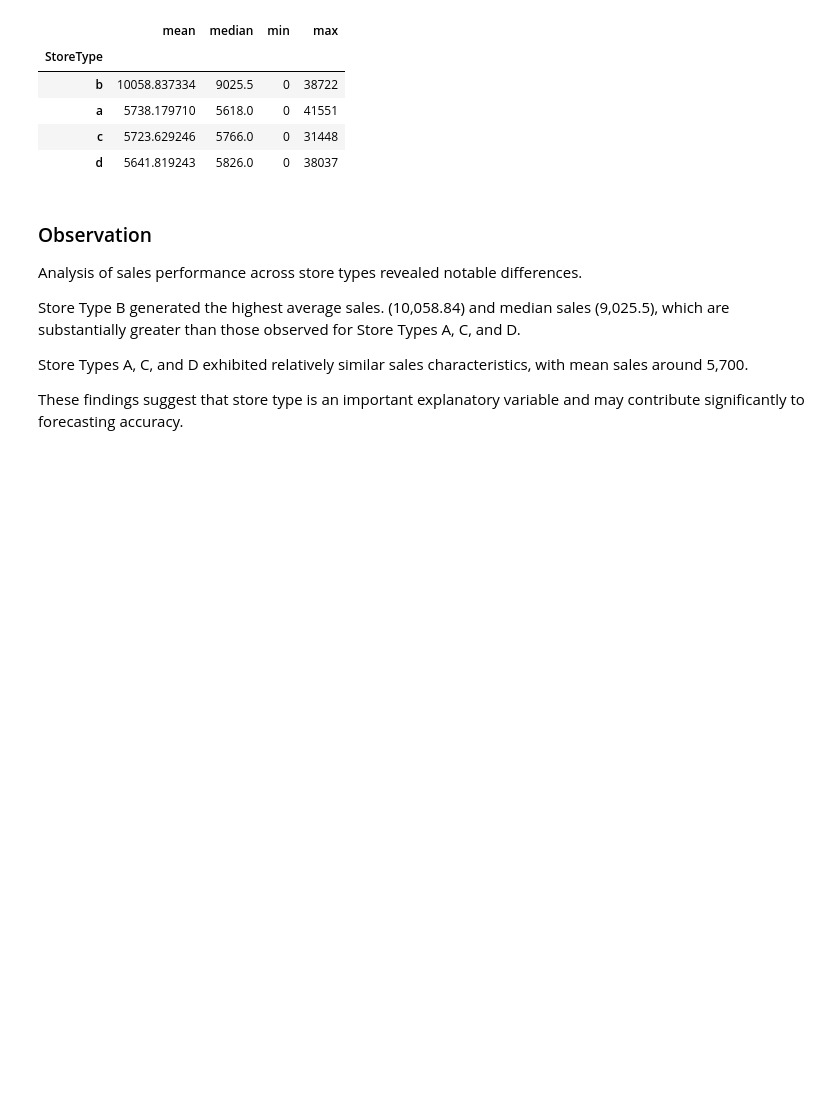
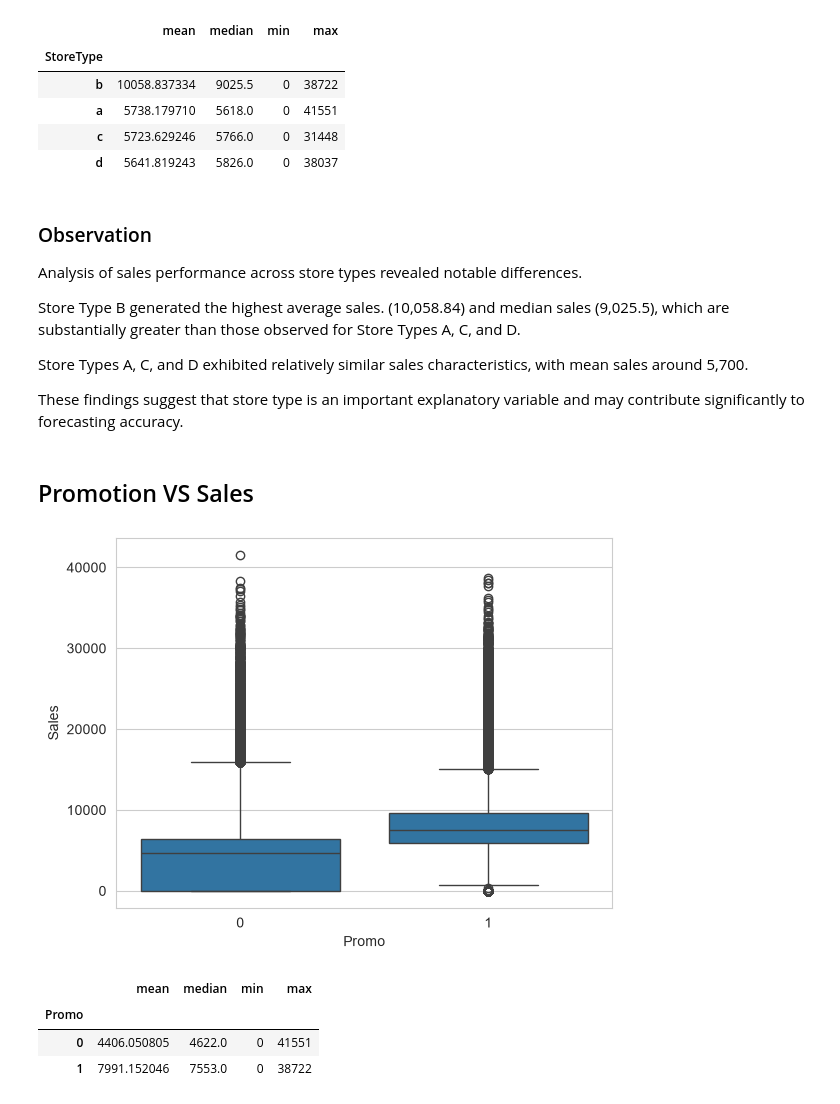
Before and after one commit to MirzaRafi900/Retail-Sales-Forecasting-Research, a Jupyter notebook: Notebooks/01_EDA.ipynb, the cells around one changed output. Saved outputs shown, nothing was run; the diff lists cells and outputs as text; code cells hidden in the pictures; blank space fills up the shorter version.

Commit message:
Sales

```diff
--- a/Notebooks/01_EDA.ipynb
+++ b/Notebooks/01_EDA.ipynb
@@ -236,3 +236,32 @@ around 5,700.
 These findings suggest that store type is an
 important explanatory variable and may contribute
 significantly to forecasting accuracy.
+# %% [markdown]
+## Promotion VS Sales
+# %%
+df.groupby("Promo")["Sales"].agg(
+    ["mean","median"]
+)
+
+sns.boxplot(
+    x="Promo",
+    y="Sales",
+    data=df
+)
+
+plt.savefig(
+    "../Figures/Promo_VS_Sales.jpeg",
+    dpi=300,
+    bbox_inches="tight"
+)
+# %% [output]
+[figure, added]
+# %%
+df.groupby("Promo")["Sales"].agg(
+    ["mean","median","min","max"]
+)
+# %% [output]
+|  | mean | median | min | max |
+| Promo |  |  |  |  |
+| 0 | 4406.050805 | 4622.0 | 0 | 41551 |
+| 1 | 7991.152046 | 7553.0 | 0 | 38722 |
```
Also changed, not shown: parts of 8 cells of this notebook, 3 other files.
